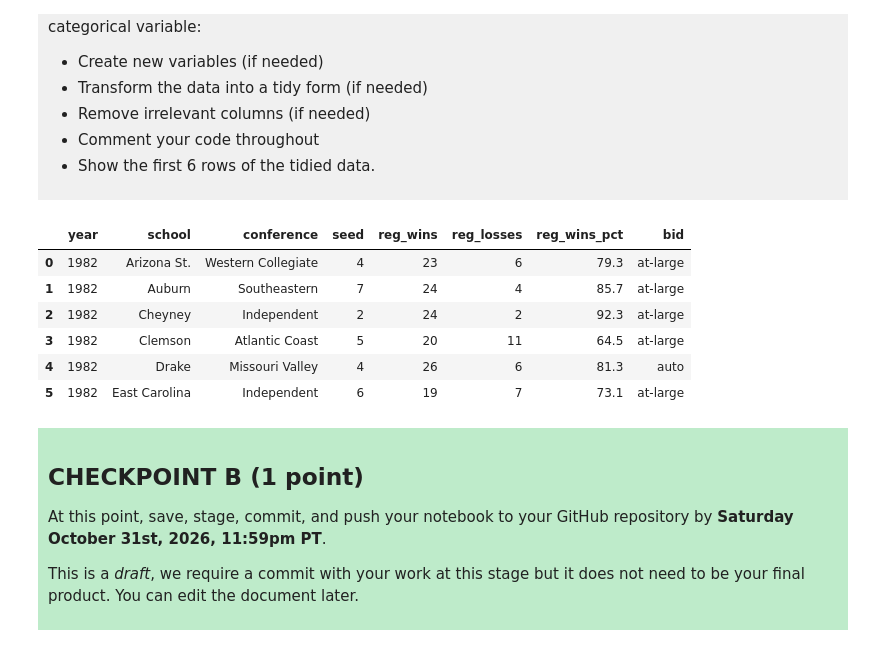
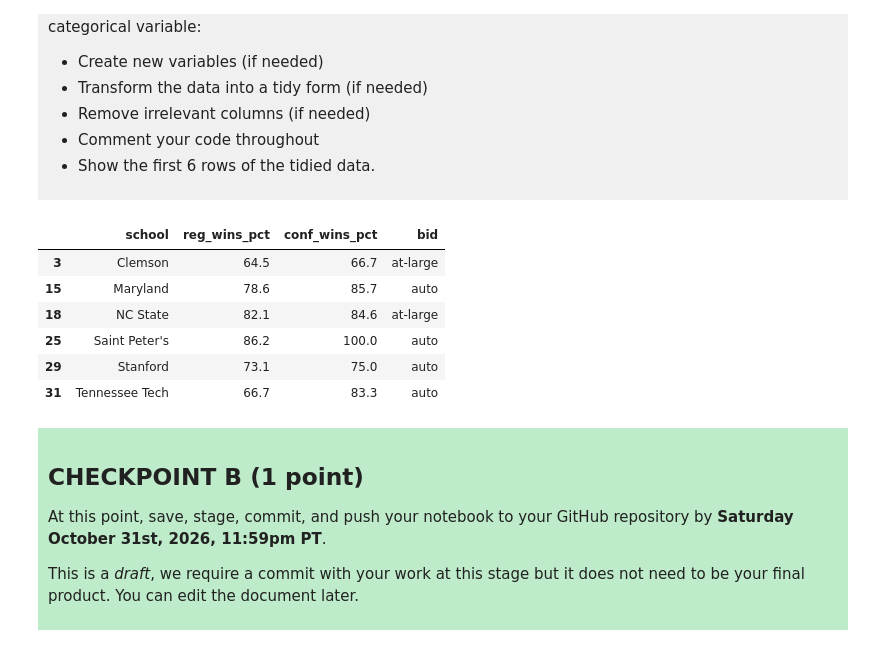
Before and after one commit to nm1n0/dsci100-project-nomin, a Jupyter notebook: dsci-100-project-notebook (1).ipynb, the cells around one changed output. Saved outputs shown, nothing was run; the diff lists cells and outputs as text; code cells hidden in the pictures.

Commit message:
Changed one of my predictors
Changed one of the predictors (seed) to conference win percentage. Changed everything accordingly until Part5.

```diff
--- a/dsci-100-project-notebook (1).ipynb
+++ b/dsci-100-project-notebook (1).ipynb
@@ -197,21 +197,21 @@ Produce a tidy data set that could be used to answer your research question usin
 </div>
 # %%
 #Keep only the columns relevant to predicting bid type
-tidy_data = data[["year", "school", "conference", "seed", "reg_wins", "reg_losses", "reg_wins_pct", "bid"]]
+tidy_data = data[["school", "reg_wins_pct", "conf_wins_pct", "bid"]]
 #Remove rows with missing values in these columns
 tidy_data = tidy_data.dropna()
 #Make sure bid is categorical variable
-tidy_data = tidy_data.assign(bid = tidy_data["bid"])
+tidy_data = tidy_data.assign(bid = tidy_data["bid"].astype("category"))
 #Showing the first 6 rows of the dataset
 tidy_data.head(6)
 # %% [output]
-|  | year | school | conference | seed | reg_wins | reg_losses | reg_wins_pct | bid |
-| 0 | 1982 | Arizona St. | Western Collegiate | 4 | 23 | 6 | 79.3 | at-large |
-| 1 | 1982 | Auburn | Southeastern | 7 | 24 | 4 | 85.7 | at-large |
-| 2 | 1982 | Cheyney | Independent | 2 | 24 | 2 | 92.3 | at-large |
-| 3 | 1982 | Clemson | Atlantic Coast | 5 | 20 | 11 | 64.5 | at-large |
-| 4 | 1982 | Drake | Missouri Valley | 4 | 26 | 6 | 81.3 | auto |
-| 5 | 1982 | East Carolina | Independent | 6 | 19 | 7 | 73.1 | at-large |
+|  | school | reg_wins_pct | conf_wins_pct | bid |
+| 3 | Clemson | 64.5 | 66.7 | at-large |
+| 15 | Maryland | 78.6 | 85.7 | auto |
+| 18 | NC State | 82.1 | 84.6 | at-large |
+| 25 | Saint Peter's | 86.2 | 100.0 | auto |
+| 29 | Stanford | 73.1 | 75.0 | auto |
+| 31 | Tennessee Tech | 66.7 | 83.3 | auto |
 # %% [markdown]
 <div style="background-color: #beebca; padding: 10px;">
 
```
Also changed, not shown: parts of 10 cells of this notebook.
